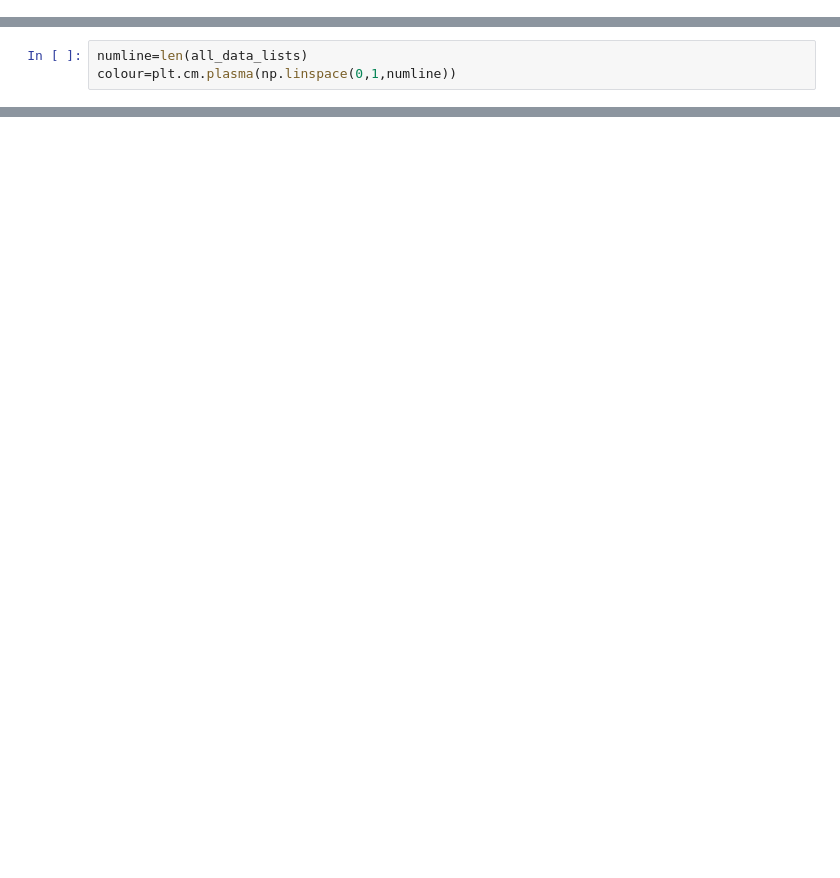
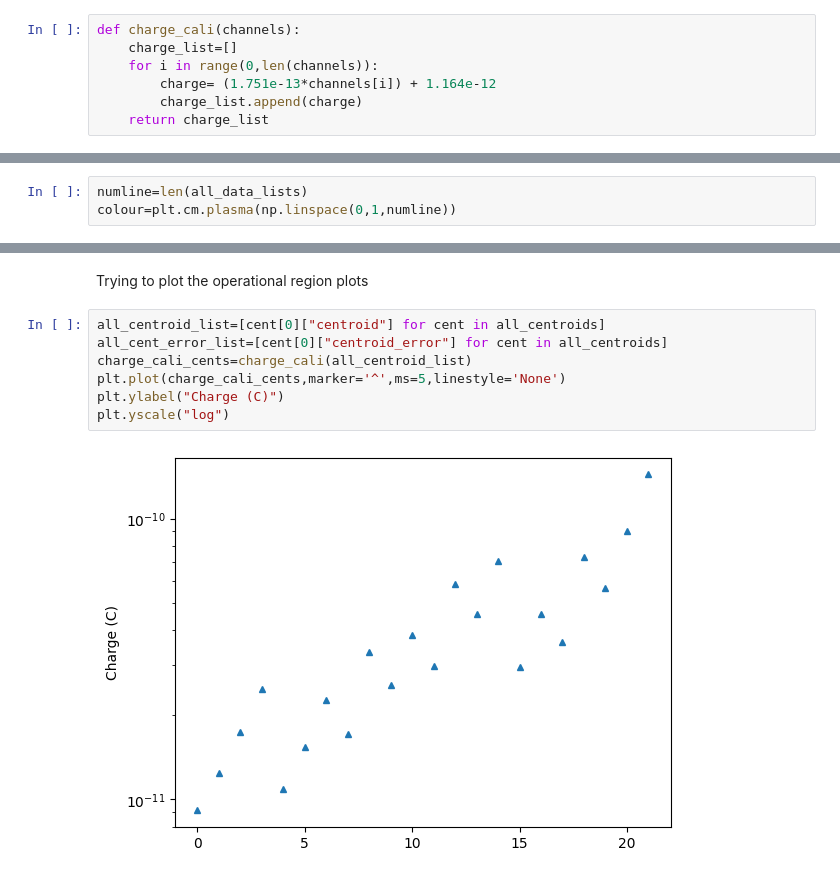
Before and after one commit to Shounak2512/Proportional-counter, a Jupyter notebook: Energy_Fe55.ipynb, the cells around one changed output, grey strips where cells are left out. Drawn from its saved outputs; the diff is of its cells as text; blank space fills up the shorter version.

```diff
--- a/Energy_Fe55.ipynb
+++ b/Energy_Fe55.ipynb
@@ -173,3 +191,10 @@ def hist_generator(index,data_list,label_list,color):
+# %%
+def charge_cali(channels):
+    charge_list=[]
+    for i in range(0,len(channels)):
+        charge= (1.751e-13*channels[i]) + 1.164e-12
+        charge_list.append(charge)
+    return charge_list
 # %%
 peak_pnts, peak_bins, peak_positions, peak_width, range_list, p0_list, bkg_corr_ind  =  peak_scouter(index,minimum_expected_peak_height,minimum_bin_distance_between_peaks,minimum_peak_width,maximum_peak_width,minimum_peak_prominence,bkg,all_data_lists)
 # %% [output]
@@ -435,0 +513,11 @@ for i in range(0,len(all_data_lists)):
+# %% [markdown]
+Trying to plot the operational region plots
+# %%
+all_centroid_list=[cent[0]["centroid"] for cent in all_centroids]
+all_cent_error_list=[cent[0]["centroid_error"] for cent in all_centroids]
+charge_cali_cents=charge_cali(all_centroid_list)
+plt.plot(charge_cali_cents,marker='^',ms=5,linestyle='None')
+plt.ylabel("Charge (C)")
+plt.yscale("log")
+# %% [output]
+[figure, added]
```
Also changed, not shown: parts of 12 cells of this notebook, 7 other files.
